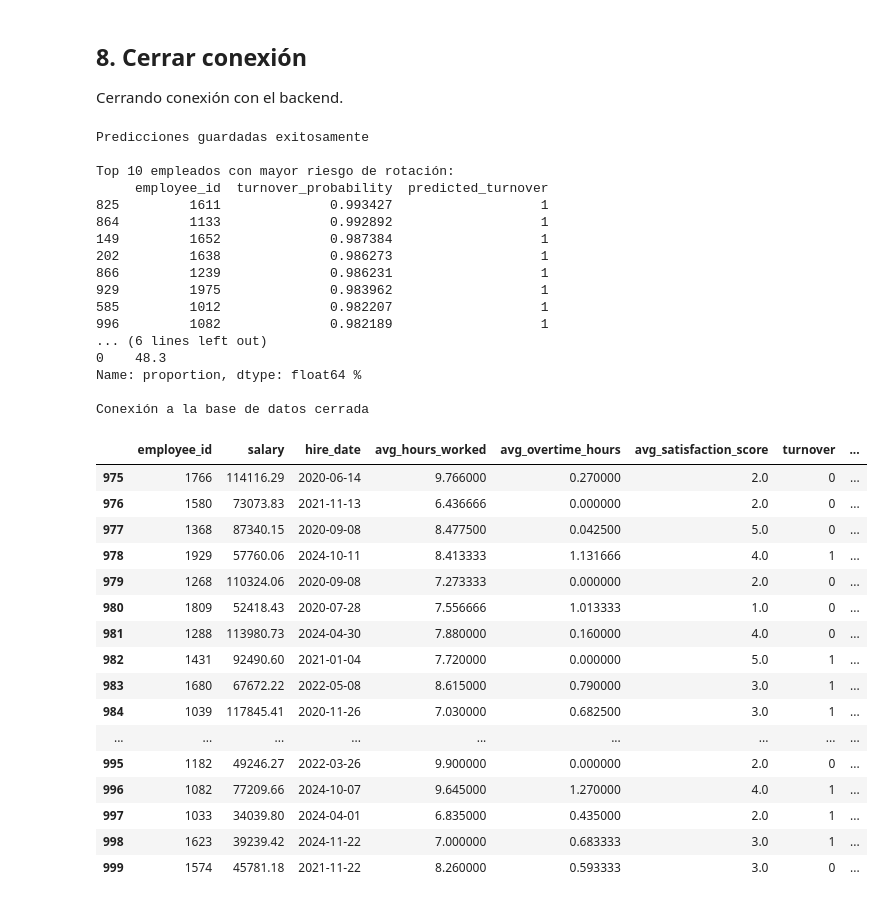
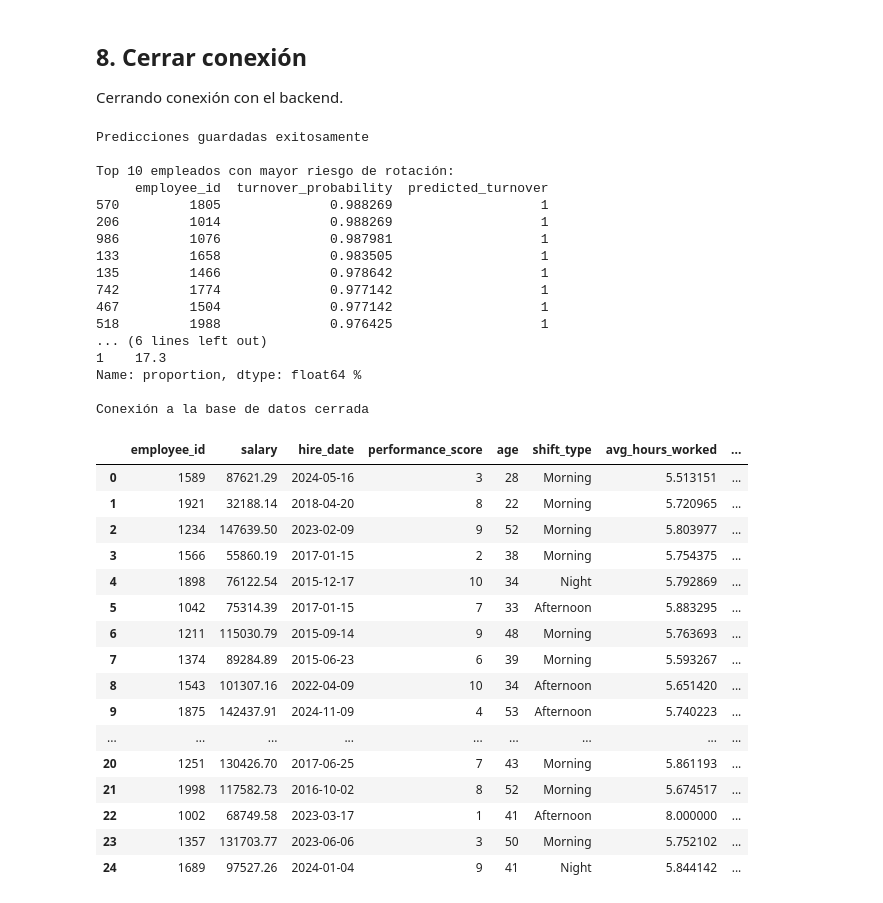
Before and after one commit to jdranalytics/Portfolio, a Jupyter notebook: Python/29_HR_Turnover_Prediction.ipynb, the cells around one changed output. Drawn from its saved outputs; the diff is of its cells as text; code cells hidden in the pictures.

```diff
--- a/Python/29_HR_Turnover_Prediction.ipynb
+++ b/Python/29_HR_Turnover_Prediction.ipynb
@@ -39,7 +39,7 @@ logging.basicConfig(level=logging.INFO)
 Configuramos la conexión a SQL Server y ejecutamos la consulta para obtener los datos de empleados.
 # %%
 # Configuración de SQL Server
-SQL_SERVER = "XXX.XX.XX.XX:XXXX\SQLEXPRESS"
+SQL_SERVER = "172.28.192.1:50121\\SQLEXPRESS"
 SQL_DB = "HR_Analytics"
 SQL_USER = "sa"
 SQL_PASSWORD = "123456"
@@ -54,7 +54,7 @@ conn = pymssql.connect(
 )
 
 query = """
-SELECT w.employee_id, w.department, w.salary, w.hire_date,
+SELECT w.employee_id, w.department, w.salary, w.hire_date, w.performance_score, w.age, w.shift_type,
        AVG(k.hours_worked) as avg_hours_worked,
        AVG(k.overtime_hours) as avg_overtime_hours,
        AVG(s.satisfaction_score) as avg_satisfaction_score,
@@ -62,7 +62,7 @@ SELECT w.employee_id, w.department, w.salary, w.hire_date,
 FROM Workday_Employees w
 LEFT JOIN Kronos_TimeEntries k ON w.employee_id = k.employee_id
 LEFT JOIN Employee_Surveys s ON w.employee_id = s.employee_id
-GROUP BY w.employee_id, w.department, w.salary, w.hire_date, w.status
+GROUP BY w.employee_id, w.department, w.salary, w.hire_date, w.status, w.performance_score, w.age, w.shift_type
 """
 
 df = pd.read_sql(query, conn)
@@ -184,7 +187,7 @@ df.loc[(df['avg_hours_worked'].isna()) & (df['tenure'] <= 1), 'avg_hours_worked'
 def impute_satisfaction_scores(df):
     # Separar datos para entrenamiento (registros con satisfaction_score)
     train_mask = ~df['avg_satisfaction_score'].isna()
-    features = ['tenure', 'avg_hours_worked', 'avg_overtime_hours', 'salary']
+    features = ['tenure', 'avg_hours_worked', 'avg_overtime_hours', 'salary', 'performance_score', 'age']
 
     X_train = df[train_mask][features]
     y_train = df[train_mask]['avg_satisfaction_score']
@@ -343,7 +349,7 @@ Q_Report
 
 # Preparar datos para RFE
 # Identificar columnas numéricas y dummy de departamentos
-numeric_features = ['salary', 'avg_hours_worked','avg_overtime_hours', 'avg_satisfaction_score']
+numeric_features = ['salary', 'avg_hours_worked','avg_overtime_hours', 'avg_satisfaction_score', 'age', 'performance_score']
 department_features = [col for col in df.columns if col.startswith('department_')]
 all_features = numeric_features + department_features
 
@@ -367,7 +373,7 @@ xgb_model = xgb.XGBClassifier(
 # Aplicar RFE con más features a seleccionar para incluir departamentos
 rfe_selector = RFE(
     estimator=xgb_model,
-    n_features_to_select=5,  # Aumentamos el número de features a seleccionar
+    n_features_to_select=8,  # Aumentamos el número de features a seleccionar
     step=1,
     verbose=1
 )
@@ -663,36 +671,36 @@ Predicciones guardadas exitosamente
 
 Top 10 empleados con mayor riesgo de rotación:
      employee_id  turnover_probability  predicted_turnover
-825         1611              0.993427                   1
-864         1133              0.992892                   1
-149         1652              0.987384                   1
-202         1638              0.986273                   1
-866         1239              0.986231                   1
-929         1975              0.983962                   1
-585         1012              0.982207                   1
-996         1082              0.982189                   1
+570         1805              0.988269                   1
+206         1014              0.988269                   1
+986         1076              0.987981                   1
+133         1658              0.983505                   1
+135         1466              0.978642                   1
+742         1774              0.977142                   1
+467         1504              0.977142                   1
+518         1988              0.976425                   1
 ... (6 lines left out)
-0    48.3
+1    17.3
 Name: proportion, dtype: float64 %
 
 Conexión a la base de datos cerrada
 # %%
-df.tail(25)
+df.head(25)
 # %% [output]
-|  | employee_id | salary | hire_date | avg_hours_worked | avg_overtime_hours | avg_satisfaction_score | turnover | ... |
-| 975 | 1766 | 114116.29 | 2020-06-14 | 9.766000 | 0.270000 | 2.0 | 0 | ... |
-| 976 | 1580 | 73073.83 | 2021-11-13 | 6.436666 | 0.000000 | 2.0 | 0 | ... |
-| 977 | 1368 | 87340.15 | 2020-09-08 | 8.477500 | 0.042500 | 5.0 | 0 | ... |
-| 978 | 1929 | 57760.06 | 2024-10-11 | 8.413333 | 1.131666 | 4.0 | 1 | ... |
-| 979 | 1268 | 110324.06 | 2020-09-08 | 7.273333 | 0.000000 | 2.0 | 0 | ... |
-| 980 | 1809 | 52418.43 | 2020-07-28 | 7.556666 | 1.013333 | 1.0 | 0 | ... |
-| 981 | 1288 | 113980.73 | 2024-04-30 | 7.880000 | 0.160000 | 4.0 | 0 | ... |
-| 982 | 1431 | 92490.60 | 2021-01-04 | 7.720000 | 0.000000 | 5.0 | 1 | ... |
-| 983 | 1680 | 67672.22 | 2022-05-08 | 8.615000 | 0.790000 | 3.0 | 1 | ... |
-| 984 | 1039 | 117845.41 | 2020-11-26 | 7.030000 | 0.682500 | 3.0 | 1 | ... |
+|  | employee_id | salary | hire_date | performance_score | age | shift_type | avg_hours_worked | ... |
+| 0 | 1589 | 87621.29 | 2024-05-16 | 3 | 28 | Morning | 5.513151 | ... |
+| 1 | 1921 | 32188.14 | 2018-04-20 | 8 | 22 | Morning | 5.720965 | ... |
+| 2 | 1234 | 147639.50 | 2023-02-09 | 9 | 52 | Morning | 5.803977 | ... |
+| 3 | 1566 | 55860.19 | 2017-01-15 | 2 | 38 | Morning | 5.754375 | ... |
+| 4 | 1898 | 76122.54 | 2015-12-17 | 10 | 34 | Night | 5.792869 | ... |
+| 5 | 1042 | 75314.39 | 2017-01-15 | 7 | 33 | Afternoon | 5.883295 | ... |
+| 6 | 1211 | 115030.79 | 2015-09-14 | 9 | 48 | Morning | 5.763693 | ... |
+| 7 | 1374 | 89284.89 | 2015-06-23 | 6 | 39 | Morning | 5.593267 | ... |
+| 8 | 1543 | 101307.16 | 2022-04-09 | 10 | 34 | Afternoon | 5.651420 | ... |
+| 9 | 1875 | 142437.91 | 2024-11-09 | 4 | 53 | Afternoon | 5.740223 | ... |
 | ... | ... | ... | ... | ... | ... | ... | ... | ... |
-| 995 | 1182 | 49246.27 | 2022-03-26 | 9.900000 | 0.000000 | 2.0 | 0 | ... |
-| 996 | 1082 | 77209.66 | 2024-10-07 | 9.645000 | 1.270000 | 4.0 | 1 | ... |
-| 997 | 1033 | 34039.80 | 2024-04-01 | 6.835000 | 0.435000 | 2.0 | 1 | ... |
-| 998 | 1623 | 39239.42 | 2024-11-22 | 7.000000 | 0.683333 | 3.0 | 1 | ... |
-| 999 | 1574 | 45781.18 | 2021-11-22 | 8.260000 | 0.593333 | 3.0 | 0 | ... |
+| 20 | 1251 | 130426.70 | 2017-06-25 | 7 | 43 | Morning | 5.861193 | ... |
+| 21 | 1998 | 117582.73 | 2016-10-02 | 8 | 52 | Morning | 5.674517 | ... |
+| 22 | 1002 | 68749.58 | 2023-03-17 | 1 | 41 | Afternoon | 8.000000 | ... |
+| 23 | 1357 | 131703.77 | 2023-06-06 | 3 | 50 | Morning | 5.752102 | ... |
+| 24 | 1689 | 97527.26 | 2024-01-04 | 9 | 41 | Night | 5.844142 | ... |
```
Also changed, not shown: parts of 6 cells of this notebook, 23 other files.
